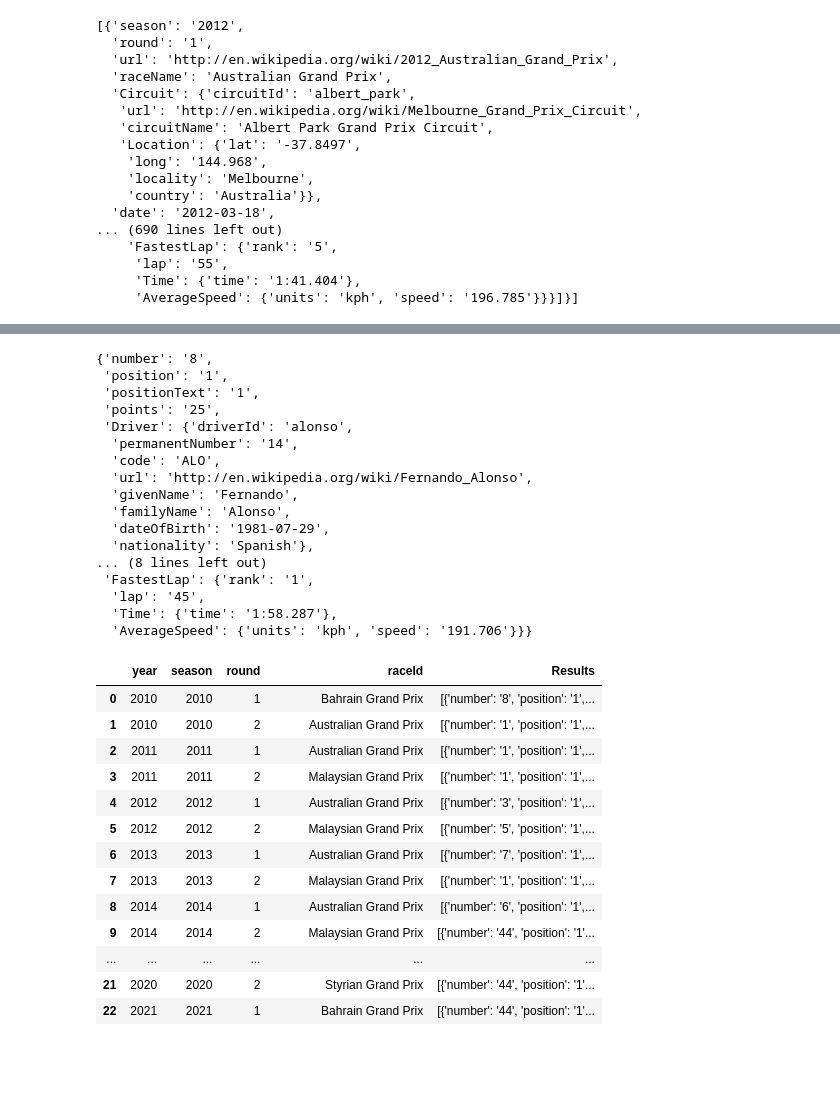
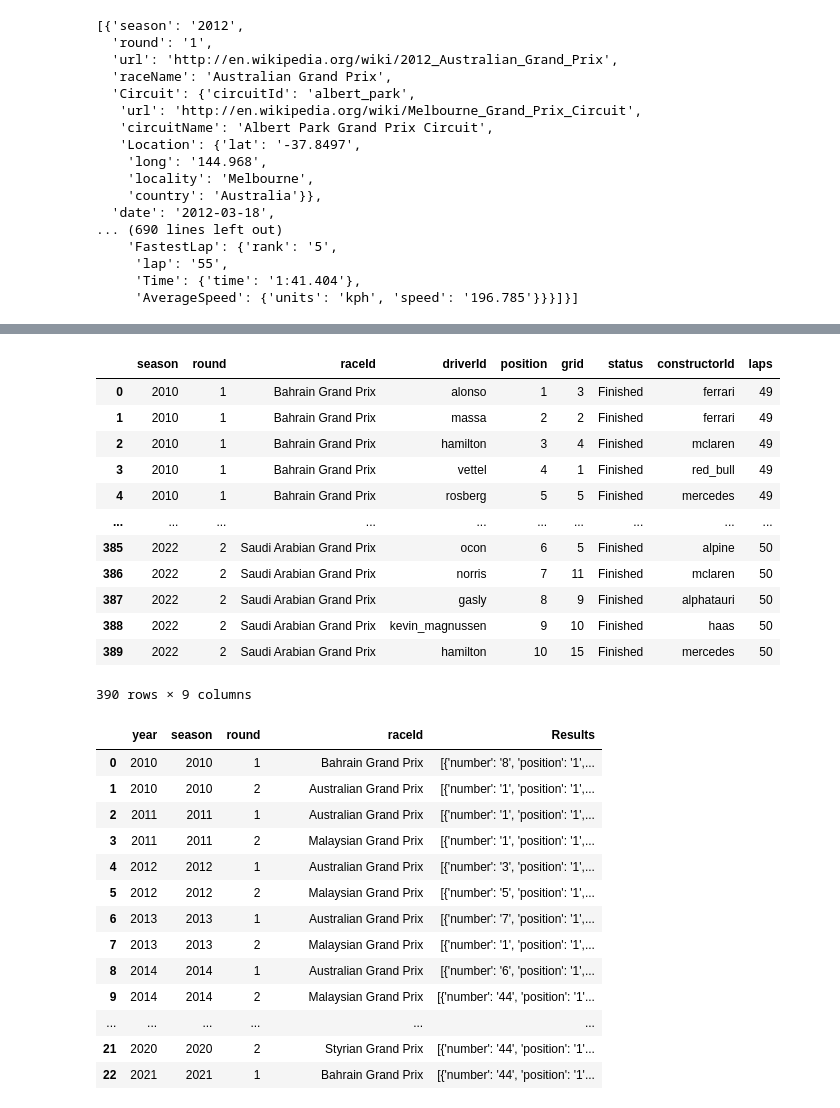
Before and after one commit to Hessael14/Formula-1-data, a Jupyter notebook: f1-analisis.ipynb, the cells around one changed output, grey strips where cells are left out. Saved outputs shown, nothing was run; the diff lists cells and outputs as text; code cells hidden in the pictures; blank space fills up the shorter version.

```diff
--- a/f1-analisis.ipynb
+++ b/f1-analisis.ipynb
@@ -30,13 +30,10 @@ response.json()
        'time': '19:01:44',
        'duration': '24.655'}]}]}}}
 # %%
-content.keys()
+#content.keys()
 
 
-content
+#content
 #content['MRData'].keys()
 #content['MRData']['RaceTable']['Races']
-json.loads(response.content)
-content
-content['MRData']['DriverTable']['Drivers']
 # %% [output]
@@ -448,8 +445,14 @@ jsonresults['MRData']['RaceTable']['Races']
      'AverageSpeed': {'units': 'kph', 'speed': '196.785'}}}]}]
 # %%
 results= {#'year':[],
-          'season':[],#season
-          'round':[],
-          'raceId':[],#raceName
-         'Results':[]#Results}
+            'season':[],#.append(int(i['season']))
+            'round':[],#.append(int(i['round']))
+            'raceId':[],#.append(i['raceName'])
+            'driverId':[],#.append(results1['Driver']['driverId'])
+            'position':[],#.append(results1['position'])
+            'grid':[],#.app<end(results1['grid'])
+            'status':[],#.append(results1['status'])
+            'constructorId':[],#.append(results1['Constructor']['constructorId'])
+            'laps':[],#.append(results1['laps'])
+            #'fastestLap':[]
          }
@@ -479,8 +498,15 @@ for year in list(range(2010,2023)):
     responseresults = requests.get(url.format(year))
     jsonresults=responseresults.json()
     for i in jsonresults['MRData']['RaceTable']['Races']:
+           for results1 in i['Results']:
        # results['year'].append(year)
-        results['season'].append(int(i['season']))
-        results['round'].append(int(i['round']))
-        results['raceId'].append(i['raceName'])
-        results['Results'].append(i['Results'])
+            results['season'].append(int(i['season']))
+            results['round'].append(int(i['round']))
+            results['raceId'].append(i['raceName'])
+            results['driverId'].append(results1['Driver']['driverId'])
+            results['position'].append(results1['position'])
+            results['grid'].append(results1['grid'])
+            results['status'].append(results1['status'])
+            results['constructorId'].append(results1['Constructor']['constructorId'])
+            results['laps'].append(results1['laps'])
+           # results['fastestLap'].append(results1['FastestLap']['Time']['time'])
@@ -487,23 +533,19 @@ for year in list(range(2010,2023)):
 # %%
-results['Results'][0][0]
+pd.DataFrame(results).to_csv
 # %% [output]
+|  | season | round | raceId | driverId | position | grid | status | constructorId | laps |
+| 0 | 2010 | 1 | Bahrain Grand Prix | alonso | 1 | 3 | Finished | ferrari | 49 |
+| 1 | 2010 | 1 | Bahrain Grand Prix | massa | 2 | 2 | Finished | ferrari | 49 |
+| 2 | 2010 | 1 | Bahrain Grand Prix | hamilton | 3 | 4 | Finished | mclaren | 49 |
+| 3 | 2010 | 1 | Bahrain Grand Prix | vettel | 4 | 1 | Finished | red_bull | 49 |
+| 4 | 2010 | 1 | Bahrain Grand Prix | rosberg | 5 | 5 | Finished | mercedes | 49 |
+| ... | ... | ... | ... | ... | ... | ... | ... | ... | ... |
+| 385 | 2022 | 2 | Saudi Arabian Grand Prix | ocon | 6 | 5 | Finished | alpine | 50 |
+| 386 | 2022 | 2 | Saudi Arabian Grand Prix | norris | 7 | 11 | Finished | mclaren | 50 |
+| 387 | 2022 | 2 | Saudi Arabian Grand Prix | gasly | 8 | 9 | Finished | alphatauri | 50 |
+| 388 | 2022 | 2 | Saudi Arabian Grand Prix | kevin_magnussen | 9 | 10 | Finished | haas | 50 |
+| 389 | 2022 | 2 | Saudi Arabian Grand Prix | hamilton | 10 | 15 | Finished | mercedes | 50 |
-{'number': '8',
- 'position': '1',
- 'positionText': '1',
- 'points': '25',
- 'Driver': {'driverId': 'alonso',
-  'permanentNumber': '14',
-  'code': 'ALO',
-  'url': 'http://en.wikipedia.org/wiki/Fernando_Alonso',
-  'givenName': 'Fernando',
-  'familyName': 'Alonso',
-  'dateOfBirth': '1981-07-29',
-  'nationality': 'Spanish'},
-... (8 lines left out)
- 'FastestLap': {'rank': '1',
-  'lap': '45',
-  'Time': {'time': '1:58.287'},
-  'AverageSpeed': {'units': 'kph', 'speed': '191.706'}}}
+390 rows × 9 columns
 # %%
 pd.DataFrame(results)
 # %% [output]
```
Also changed, not shown: parts of 34 cells of this notebook, 4 other files.
